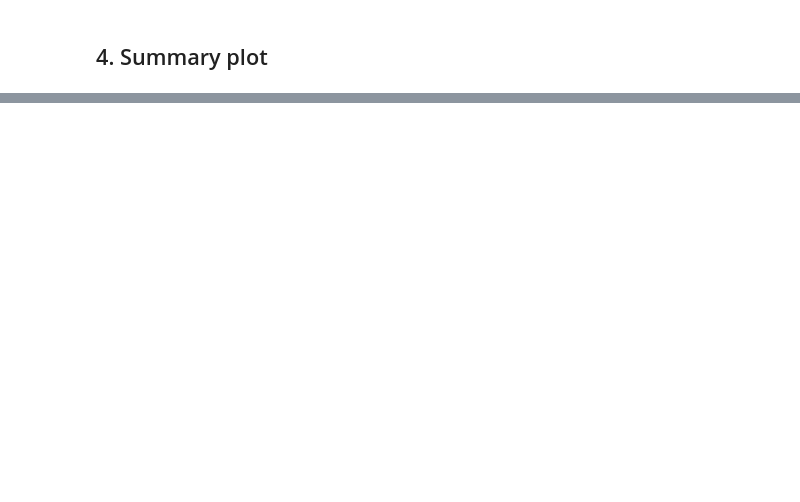
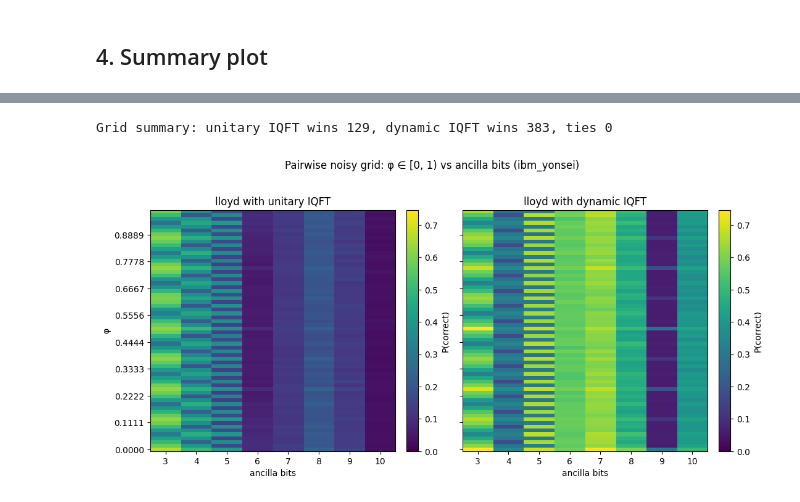
Before and after one commit to kimmmjh/qhackathon_quantumjoa, a Jupyter notebook: problems4/dynamic_qpe.ipynb, the cells around one changed output, grey strips where cells are left out. Saved outputs shown, nothing was run; the diff lists cells and outputs as text; code cells hidden in the pictures; blank space fills up the shorter version.

```diff
--- a/problems4/dynamic_qpe.ipynb
+++ b/problems4/dynamic_qpe.ipynb
@@ -181,0 +260,63 @@ Code: `src/dynamic_iqpe.py` (`build_paper_demo_circuit`, `_append_semclassical_i
+# %%
+def _grid_extent(x_vals, y_vals):
+    """Cell-centered extent for imshow."""
+    x, y = np.asarray(x_vals, dtype=float), np.asarray(y_vals, dtype=float)
+    dx = (x[1] - x[0]) / 2.0 if len(x) > 1 else 0.5
+    dy = (y[1] - y[0]) / 2.0 if len(y) > 1 else 0.5
+    return [x[0] - dx, x[-1] + dx, y[0] - dy, y[-1] + dy]
+
+
+def plot_noisy_lloyd_grid(prob_lloyd, prob_sc, phi_grid, n_bits_grid, *, backend_name="ibm_yonsei"):
+    extent = _grid_extent(n_bits_grid, phi_grid)
+    vmax = max(float(np.nanmax(prob_lloyd)), float(np.nanmax(prob_sc)), 1e-6)
+    panels = [
+        (prob_lloyd, METHOD_LABELS["lloyd"]),
+        (prob_sc, METHOD_LABELS["lloyd_semclassical"]),
+    ]
+
+    fig, axes = plt.subplots(1, 2, figsize=(11, 5.2), sharey=True)
+    for ax, (data, title) in zip(axes, panels):
+        im = ax.imshow(
+            data,
+            origin="lower",
+            extent=extent,
+            aspect="auto",
+            cmap="viridis",
+            vmin=0.0,
+            vmax=vmax,
+            interpolation="nearest",
+        )
+        ax.set_title(title)
+        ax.set_xlabel("ancilla bits")
+        ax.set_xticks(n_bits_grid)
+        cbar = fig.colorbar(im, ax=ax, fraction=0.046, pad=0.04)
+        cbar.set_label("P(correct)")
+
+    yticks = np.linspace(0, 1, 9, endpoint=False)
+    axes[0].set_ylabel("φ")
+    axes[0].set_yticks(yticks)
+    fig.suptitle(
+        f"Pairwise noisy grid: φ ∈ [0, 1) vs ancilla bits ({backend_name})",
+        y=1.02,
+    )
+    fig.tight_layout()
+    return fig
+
+
+fig = plot_noisy_lloyd_grid(
+    prob_lloyd,
+    prob_sc,
+    PHI_GRID,
+    N_BITS_GRID,
+    backend_name=backend.name,
+)
+
+n_lloyd = int(np.sum(winner == 1))
+n_sc = int(np.sum(winner == -1))
+n_tie = int(np.sum(winner == 0))
+print(
+    f"Grid summary: unitary IQFT wins {n_lloyd}, dynamic IQFT wins {n_sc}, ties {n_tie}"
+)
+# %% [output]
+Grid summary: unitary IQFT wins 129, dynamic IQFT wins 383, ties 0
+[figure, added]
```
Also changed, not shown: parts of 11 cells of this notebook, 1 other file.
